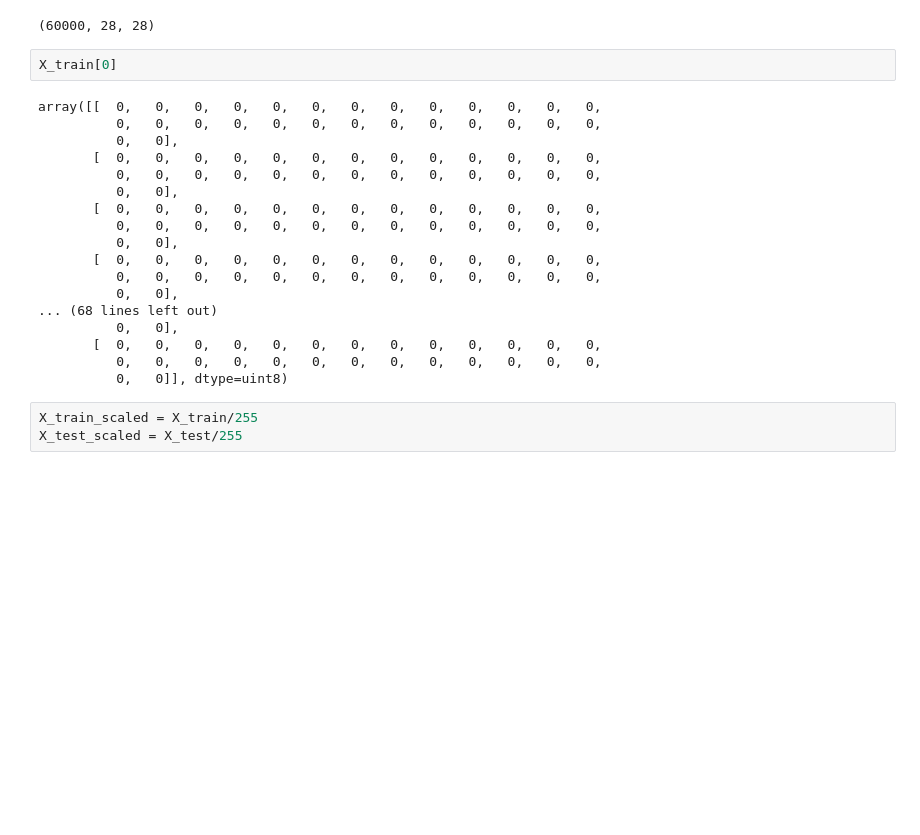
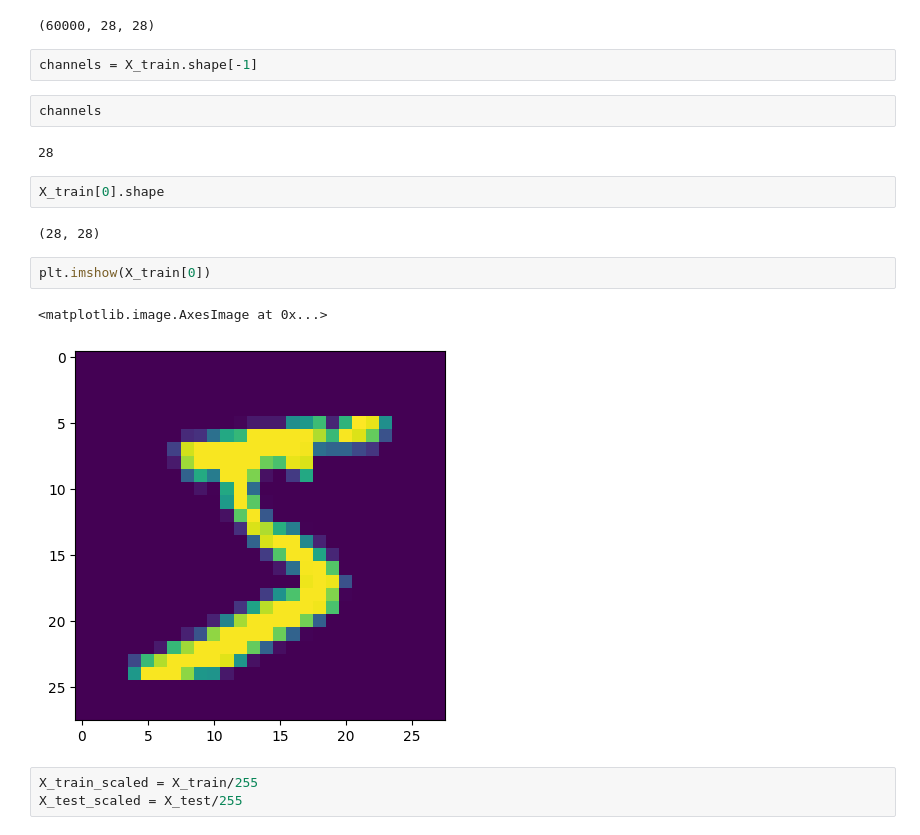
Before and after one commit to anidec25/Neutral-Networks, a Jupyter notebook: CNN/mnist-classifier.ipynb, the cells around one changed output. Saved outputs shown, nothing was run; the diff lists cells and outputs as text; blank space fills up the shorter version.

```diff
--- a/CNN/mnist-classifier.ipynb
+++ b/CNN/mnist-classifier.ipynb
@@ -19,26 +19,21 @@ from sklearn.preprocessing import StandardScaler
 X_train.shape
 # %% [output]
 (60000, 28, 28)
+# %%
+channels = X_train.shape[-1]
+# %%
+channels
+# %% [output]
+28
 # %%
-X_train[0]
+X_train[0].shape
 # %% [output]
-array([[  0,   0,   0,   0,   0,   0,   0,   0,   0,   0,   0,   0,   0,
-          0,   0,   0,   0,   0,   0,   0,   0,   0,   0,   0,   0,   0,
-          0,   0],
-       [  0,   0,   0,   0,   0,   0,   0,   0,   0,   0,   0,   0,   0,
-          0,   0,   0,   0,   0,   0,   0,   0,   0,   0,   0,   0,   0,
-          0,   0],
-       [  0,   0,   0,   0,   0,   0,   0,   0,   0,   0,   0,   0,   0,
-          0,   0,   0,   0,   0,   0,   0,   0,   0,   0,   0,   0,   0,
-          0,   0],
-       [  0,   0,   0,   0,   0,   0,   0,   0,   0,   0,   0,   0,   0,
-          0,   0,   0,   0,   0,   0,   0,   0,   0,   0,   0,   0,   0,
-          0,   0],
-... (68 lines left out)
-          0,   0],
-       [  0,   0,   0,   0,   0,   0,   0,   0,   0,   0,   0,   0,   0,
-          0,   0,   0,   0,   0,   0,   0,   0,   0,   0,   0,   0,   0,
-          0,   0]], dtype=uint8)
+(28, 28)
+# %%
+plt.imshow(X_train[0])
+# %% [output]
+<matplotlib.image.AxesImage at 0x...>
+[figure, added]
 # %%
 X_train_scaled = X_train/255
 X_test_scaled = X_test/255
```
Also changed, not shown: parts of 18 cells of this notebook.
